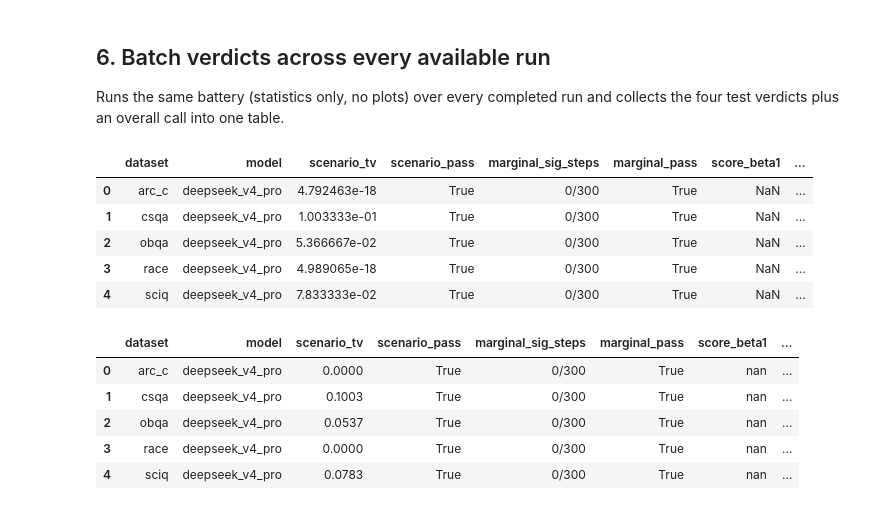
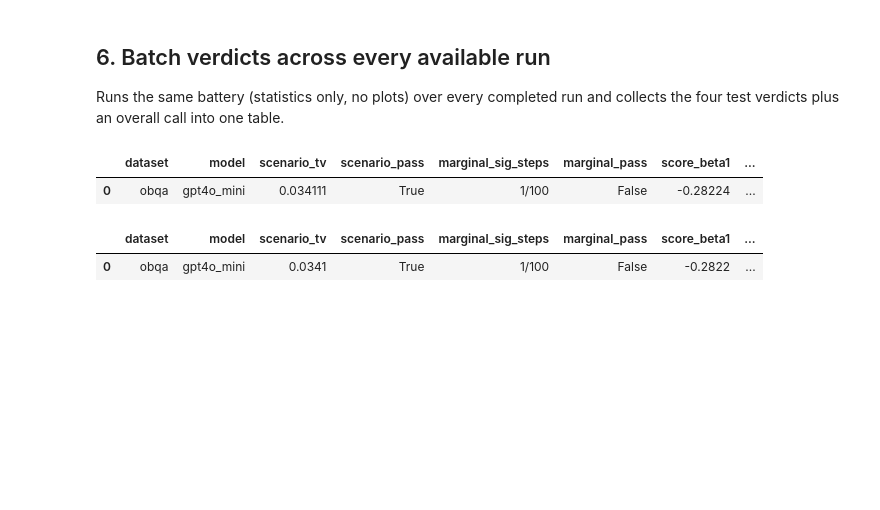
Before and after one commit to alicansahin1602/uq_with_martingale_posteriors, a Jupyter notebook: tools/martingale_property_test.ipynb, the cells around one changed output. Saved outputs shown, nothing was run; the diff lists cells and outputs as text; code cells hidden in the pictures; blank space fills up the shorter version.

```diff
--- a/tools/martingale_property_test.ipynb
+++ b/tools/martingale_property_test.ipynb
@@ -56,7 +57,11 @@ Folder names encode `<dataset>_<model>` (e.g. `arc_c_deepseek_v4_pro` →
 dataset `arc_c`, model `deepseek_v4_pro`). Runs that never finished (only a
 `.log` file, no `.npz`) are reported but skipped.
 # %%
+RUN_TYPE = 'iterative'
 RESULTS_ROOT = osp.abspath(osp.join("..", "data", "results_mp"))
+MODEL_NAME = "gpt4o_mini" # All or specific model name
+
+
 print("Results root:", RESULTS_ROOT)
 
 _KNOWN_DATASETS = sorted(
@@ -72,11 +77,12 @@ def parse_run_folder(folder_name: str):
     return folder_name, "unknown"
 
 all_run_dirs = sorted(glob.glob(osp.join(RESULTS_ROOT, "*")))
+
 registry_rows = []
 for run_dir in all_run_dirs:
     folder = osp.basename(run_dir)
     dataset, model = parse_run_folder(folder)
-    npz_path = osp.join(run_dir, "martingale_check", "iterative", "martingale_results.npz")
+    npz_path = osp.join(run_dir, "martingale_check", RUN_TYPE, "martingale_results.npz")
     registry_rows.append({
         "folder": folder,
         "dataset": dataset,
@@ -86,6 +92,10 @@ for run_dir in all_run_dirs:
     })
 
 registry = pd.DataFrame(registry_rows)
+
+if MODEL_NAME != "all":
+    registry = registry[registry["model"] == MODEL_NAME]
+
 registry
 # %% [output]
 Results root: /Users/alicansahin/Desktop/LMU/SoSe 26/thesis/uq_with_martingale_posteriors/data/results_mp
@@ -553,7 +810,7 @@ Ljung–Box test (implemented directly with `scipy.stats.chi2` — no extra
 dependency) up to `lags` lags and report the fraction of (question, class)
 series where independence is *not* rejected.
 # %%
-def ljung_box(x: np.ndarray, lags: int = 5):
+def ljung_box(x: np.ndarray, lags: int = 1):
     """Ljung-Box Q-statistic and p-value for serial correlation up to `lags`."""
     x = np.asarray(x, dtype=np.float64)
     n = len(x)
@@ -674,12 +991,22 @@ def run_full_battery(dat: dict, name: str = "", alpha: float = 0.05, make_plots:
         ax.legend(); ax.grid(alpha=0.3)
         plt.tight_layout(); plt.show()
 
-        plot_clr_cdf_comparison(p_all, title=name)
+        plot_clr_cdf_comparison(distributions, title=name)
+        plot_clr_cdf_per_question(distributions, title=name)
 
     res_scenario = scenario_comparison_test(p_0, p_others, alpha=alpha, make_plots=make_plots, title=name)
     res_marginal = marginal_ks_and_entropy_test(p_all, alpha=alpha, make_plots=make_plots, title=name)
     res_score = martingale_score(distributions, alpha=alpha, make_plots=make_plots, title=name)
     res_indep = independence_test(p_all, alpha=alpha, make_plots=make_plots, title=name)
+
+    # Additional diagnostics (Test 3b, Test 3c) -- corrected for the
+    # differencing artifact that affects Test 3 and Test 4 in the
+    # noise-dominated regime this notebook's providers often live in.
+    # These do NOT feed into `overall` below, which is left exactly as it
+    # was (Test 1/2/3/4 only) -- they are reported alongside it so a single
+    # run_full_battery() call surfaces the full, real picture.
+    res_score_per_class = martingale_score_per_class(distributions, alpha=alpha, make_plots=make_plots, title=name)
+    res_kalman = local_level_drift_and_independence_test(distributions, alpha=alpha, make_plots=make_plots, title=name)
 
     def _verdict_str(v):
         return "N/A" if v is None else ("PASS" if v else "FAIL")
@@ -704,12 +1031,22 @@ def run_full_battery(dat: dict, name: str = "", alpha: float = 0.05, make_plots:
               f"(β̂₁={res_score['beta_1']:.4f}, p={res_score['p_value']:.4f}, R²={res_score['r2']:.4f})")
         print(f"  Test 4 (Ljung-Box independence)   : {_verdict_str(res_indep['martingale_consistent'])}  "
               f"(pass rate={res_indep['pass_rate']:.1%} of {res_indep['n_series']} series)")
-        print(f"  --> OVERALL: {'MARTINGALE CONSISTENT' if overall else 'MARTINGALE VIOLATED'}")
+        print(f"  --> OVERALL (Tests 1/2/3/4): {'MARTINGALE CONSISTENT' if overall else 'MARTINGALE VIOLATED'}")
+        print()
+        print(f"  --- Additional diagnostics (corrected for the differencing artifact) ---")
+        print(f"  Test 3b (per-class score)         : {res_score_per_class['n_sig_classes']}/"
+              f"{res_score_per_class['n_applicable']} applicable classes significant "
+              f"({res_score_per_class['n_degenerate']} degenerate)")
+        print(f"  Test 3c (Kalman drift)            : pass rate {res_kalman['drift_pass_rate']:.1%} "
+              f"of {res_kalman['n_series']} series")
+        print(f"  Test 3c (Kalman independence)     : pass rate {res_kalman['indep_pass_rate']:.1%} "
+              f"of {res_kalman['n_series']} series")
 
     return {
         "name": name,
         "scenario": res_scenario, "marginal": res_marginal,
         "score": res_score, "independence": res_indep,
+        "score_per_class": res_score_per_class, "kalman": res_kalman,
         "overall_consistent": overall,
     }
 # %% [markdown]
@@ -751,33 +1235,35 @@ and collects the four test verdicts plus an overall call into one table.
 # %%
 ALPHA = 0.05
 batch_results = []
 for _, row in registry.iterrows():
     dat = load_run(row["npz_path"])
     res = run_full_battery(dat, name=row["folder"], alpha=ALPHA, make_plots=False)
     batch_results.append({
         "dataset": row["dataset"],
         "model": row["model"],
         "scenario_tv": res["scenario"]["tv_mean"],
         "scenario_pass": res["scenario"]["martingale_consistent"],
         "marginal_sig_steps": f"{res['marginal']['n_sig_steps']}/{res['marginal']['n_steps']}",
         "marginal_pass": res["marginal"]["martingale_consistent"],
         "score_beta1": res["score"]["beta_1"],
         "score_pval": res["score"]["p_value"],
         "score_pass": res["score"]["martingale_consistent"] if not res["score"]["degenerate"] else "N/A (one-hot)",
         "indep_pass_rate": res["independence"]["pass_rate"],
         "indep_pass": res["independence"]["martingale_consistent"],
         "OVERALL": "CONSISTENT" if res["overall_consistent"] else "VIOLATED",
+        # Additional diagnostics (Test 3b, Test 3c) -- corrected for the
+        # differencing artifact; not part of OVERALL, reported alongside it.
+        "score3b_sig": f"{res['score_per_class']['n_sig_classes']}/{res['score_per_class']['n_applicable']}",
+        "kalman_drift_pass_rate": res["kalman"]["drift_pass_rate"],
+        "kalman_indep_pass_rate": res["kalman"]["indep_pass_rate"],
+        "kalman_pass": res["kalman"]["martingale_consistent"],
     })
 
 summary = pd.DataFrame(batch_results)
 summary
 # %% [output]
 |  | dataset | model | scenario_tv | scenario_pass | marginal_sig_steps | marginal_pass | score_beta1 | ... |
-| 0 | arc_c | deepseek_v4_pro | 4.792463e-18 | True | 0/300 | True | NaN | ... |
-| 1 | csqa | deepseek_v4_pro | 1.003333e-01 | True | 0/300 | True | NaN | ... |
-| 2 | obqa | deepseek_v4_pro | 5.366667e-02 | True | 0/300 | True | NaN | ... |
-| 3 | race | deepseek_v4_pro | 4.989065e-18 | True | 0/300 | True | NaN | ... |
-| 4 | sciq | deepseek_v4_pro | 7.833333e-02 | True | 0/300 | True | NaN | ... |
+| 0 | obqa | gpt4o_mini | 0.034111 | True | 1/100 | False | -0.28224 | ... |
 # %%
 def _highlight_overall(row):
     color = "background-color: #c8e6c9" if row["OVERALL"] == "CONSISTENT" else "background-color: #ffcdd2"
@@ -786,11 +1272,8 @@ def _highlight_overall(row):
 summary.style.apply(_highlight_overall, axis=1).format({
     "scenario_tv": "{:.4f}", "score_beta1": "{:.4f}", "score_pval": "{:.4f}",
     "indep_pass_rate": "{:.1%}",
+    "kalman_drift_pass_rate": "{:.1%}", "kalman_indep_pass_rate": "{:.1%}",
 })
 # %% [output]
 |  | dataset | model | scenario_tv | scenario_pass | marginal_sig_steps | marginal_pass | score_beta1 | ... |
-| 0 | arc_c | deepseek_v4_pro | 0.0000 | True | 0/300 | True | nan | ... |
-| 1 | csqa | deepseek_v4_pro | 0.1003 | True | 0/300 | True | nan | ... |
-| 2 | obqa | deepseek_v4_pro | 0.0537 | True | 0/300 | True | nan | ... |
-| 3 | race | deepseek_v4_pro | 0.0000 | True | 0/300 | True | nan | ... |
-| 4 | sciq | deepseek_v4_pro | 0.0783 | True | 0/300 | True | nan | ... |
+| 0 | obqa | gpt4o_mini | 0.0341 | True | 1/100 | False | -0.2822 | ... |
```
Also changed, not shown: parts of 24 cells of this notebook, 51 other files.
